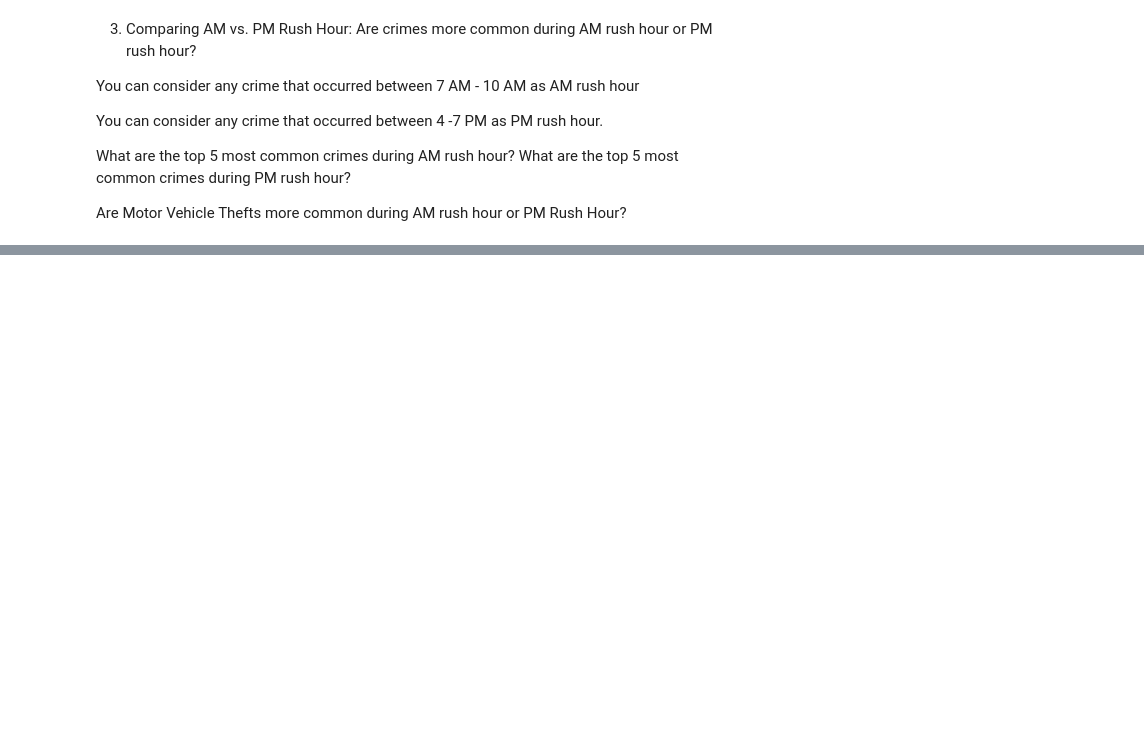
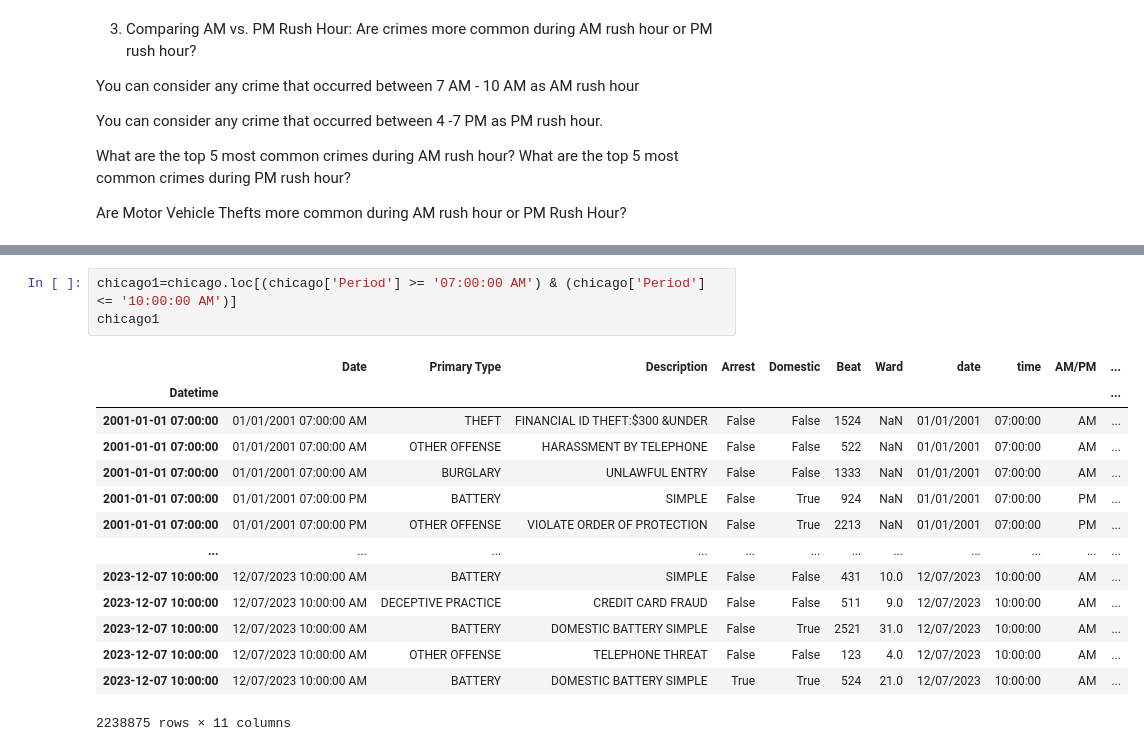
Before and after one commit to AsmaBenHmidene/Chicago-Crime, a Jupyter notebook: Prepare Chicago Crime Data for a GitHub Repository.ipynb, the cells around one changed output, grey strips where cells are left out. Cells and saved outputs as stored; diff of their text form; blank space fills up the shorter version.

```diff
--- a/Prepare Chicago Crime Data for a GitHub Repository.ipynb
+++ b/Prepare Chicago Crime Data for a GitHub Repository.ipynb
@@ -431,0 +529,18 @@ crimes_by_hour
+# %%
+chicago1=chicago.loc[(chicago['Period'] >= '07:00:00 AM') & (chicago['Period'] <= '10:00:00 AM')]
+chicago1
+# %% [output]
+|  | Date | Primary Type | Description | Arrest | Domestic | Beat | Ward | date | time | AM/PM | ... |
+| Datetime |  |  |  |  |  |  |  |  |  |  | ... |
+| 2001-01-01 07:00:00 | 01/01/2001 07:00:00 AM | THEFT | FINANCIAL ID THEFT:$300 &UNDER | False | False | 1524 | NaN | 01/01/2001 | 07:00:00 | AM | ... |
+| 2001-01-01 07:00:00 | 01/01/2001 07:00:00 AM | OTHER OFFENSE | HARASSMENT BY TELEPHONE | False | False | 522 | NaN | 01/01/2001 | 07:00:00 | AM | ... |
+| 2001-01-01 07:00:00 | 01/01/2001 07:00:00 AM | BURGLARY | UNLAWFUL ENTRY | False | False | 1333 | NaN | 01/01/2001 | 07:00:00 | AM | ... |
+| 2001-01-01 07:00:00 | 01/01/2001 07:00:00 PM | BATTERY | SIMPLE | False | True | 924 | NaN | 01/01/2001 | 07:00:00 | PM | ... |
+| 2001-01-01 07:00:00 | 01/01/2001 07:00:00 PM | OTHER OFFENSE | VIOLATE ORDER OF PROTECTION | False | True | 2213 | NaN | 01/01/2001 | 07:00:00 | PM | ... |
+| ... | ... | ... | ... | ... | ... | ... | ... | ... | ... | ... | ... |
+| 2023-12-07 10:00:00 | 12/07/2023 10:00:00 AM | BATTERY | SIMPLE | False | False | 431 | 10.0 | 12/07/2023 | 10:00:00 | AM | ... |
+| 2023-12-07 10:00:00 | 12/07/2023 10:00:00 AM | DECEPTIVE PRACTICE | CREDIT CARD FRAUD | False | False | 511 | 9.0 | 12/07/2023 | 10:00:00 | AM | ... |
+| 2023-12-07 10:00:00 | 12/07/2023 10:00:00 AM | BATTERY | DOMESTIC BATTERY SIMPLE | False | True | 2521 | 31.0 | 12/07/2023 | 10:00:00 | AM | ... |
+| 2023-12-07 10:00:00 | 12/07/2023 10:00:00 AM | OTHER OFFENSE | TELEPHONE THREAT | False | False | 123 | 4.0 | 12/07/2023 | 10:00:00 | AM | ... |
+| 2023-12-07 10:00:00 | 12/07/2023 10:00:00 AM | BATTERY | DOMESTIC BATTERY SIMPLE | True | True | 524 | 21.0 | 12/07/2023 | 10:00:00 | AM | ... |
+2238875 rows × 11 columns
```
Also changed, not shown: parts of 21 cells of this notebook.
